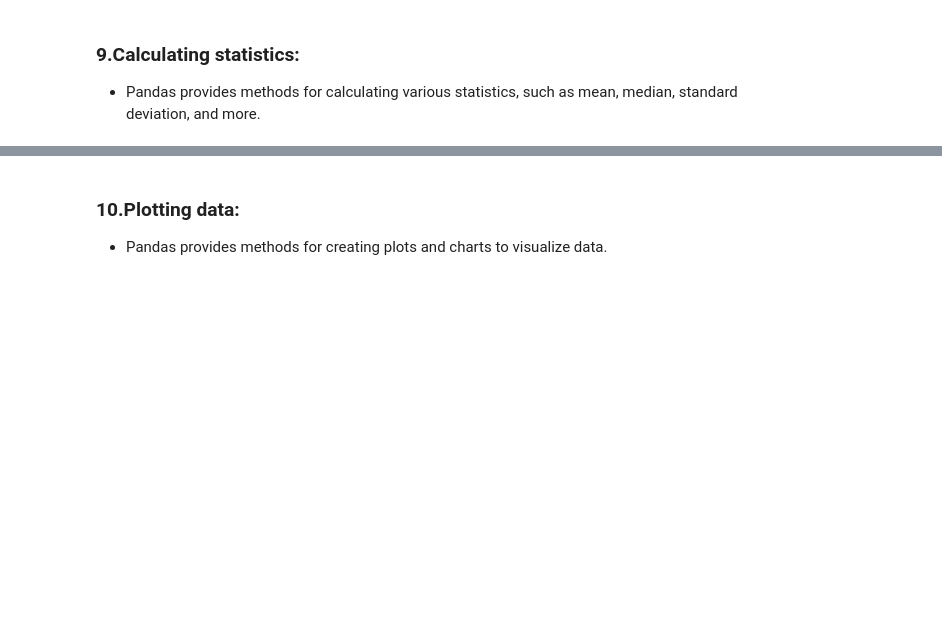
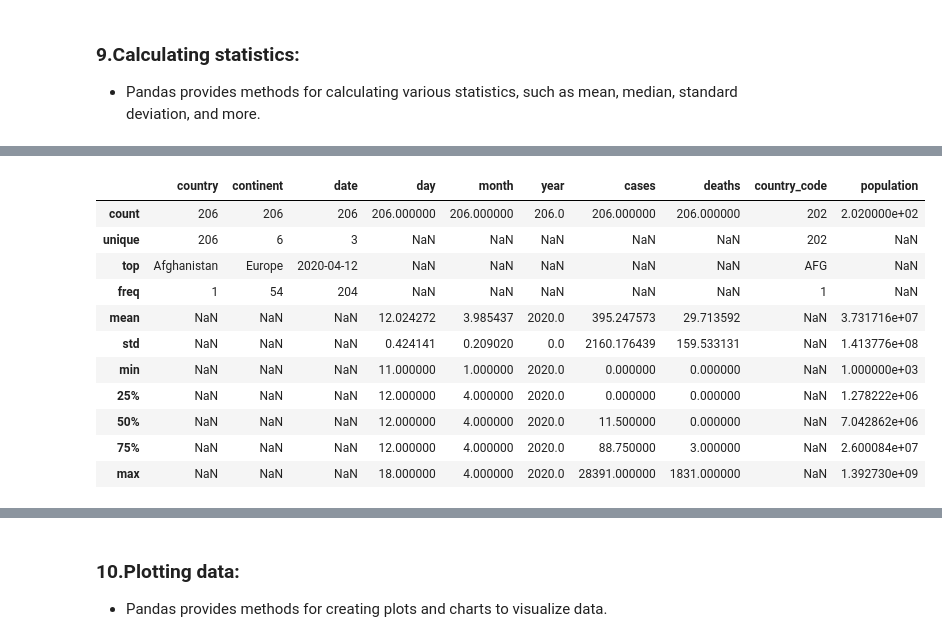
Before and after one commit to Edubridge-karthik/Advance-Python, a Jupyter notebook: EONDA- Pandas on 28th and 29th .ipynb, the cells around one changed output, grey strips where cells are left out. Cells and saved outputs as stored; diff of their text form; code cells hidden in the pictures; blank space fills up the shorter version.

```diff
--- a/EONDA- Pandas on 28th and 29th .ipynb
+++ b/EONDA- Pandas on 28th and 29th .ipynb
@@ -1445,0 +2024,15 @@ periodic_table.join(periodic_table_extended, lsuffix="_left",rsuffix="_reight",h
+# %%
+covid_data.describe(include='all')
+# %% [output]
+|  | country | continent | date | day | month | year | cases | deaths | country_code | population |
+| count | 206 | 206 | 206 | 206.000000 | 206.000000 | 206.0 | 206.000000 | 206.000000 | 202 | 2.020000e+02 |
+| unique | 206 | 6 | 3 | NaN | NaN | NaN | NaN | NaN | 202 | NaN |
+| top | Afghanistan | Europe | 2020-04-12 | NaN | NaN | NaN | NaN | NaN | AFG | NaN |
+| freq | 1 | 54 | 204 | NaN | NaN | NaN | NaN | NaN | 1 | NaN |
+| mean | NaN | NaN | NaN | 12.024272 | 3.985437 | 2020.0 | 395.247573 | 29.713592 | NaN | 3.731716e+07 |
+| std | NaN | NaN | NaN | 0.424141 | 0.209020 | 0.0 | 2160.176439 | 159.533131 | NaN | 1.413776e+08 |
+| min | NaN | NaN | NaN | 11.000000 | 1.000000 | 2020.0 | 0.000000 | 0.000000 | NaN | 1.000000e+03 |
+| 25% | NaN | NaN | NaN | 12.000000 | 4.000000 | 2020.0 | 0.000000 | 0.000000 | NaN | 1.278222e+06 |
+| 50% | NaN | NaN | NaN | 12.000000 | 4.000000 | 2020.0 | 11.500000 | 0.000000 | NaN | 7.042862e+06 |
+| 75% | NaN | NaN | NaN | 12.000000 | 4.000000 | 2020.0 | 88.750000 | 3.000000 | NaN | 2.600084e+07 |
+| max | NaN | NaN | NaN | 18.000000 | 4.000000 | 2020.0 | 28391.000000 | 1831.000000 | NaN | 1.392730e+09 |
```
Also changed, not shown: parts of 92 cells of this notebook.
